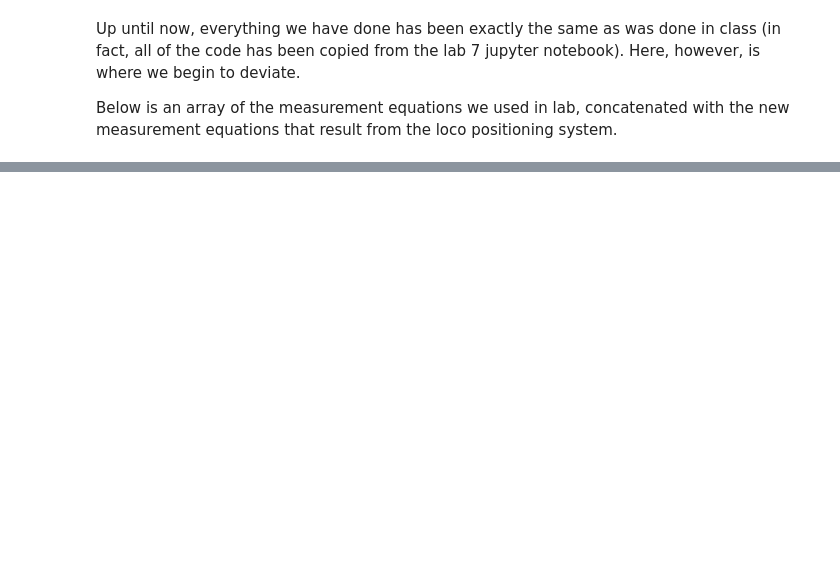
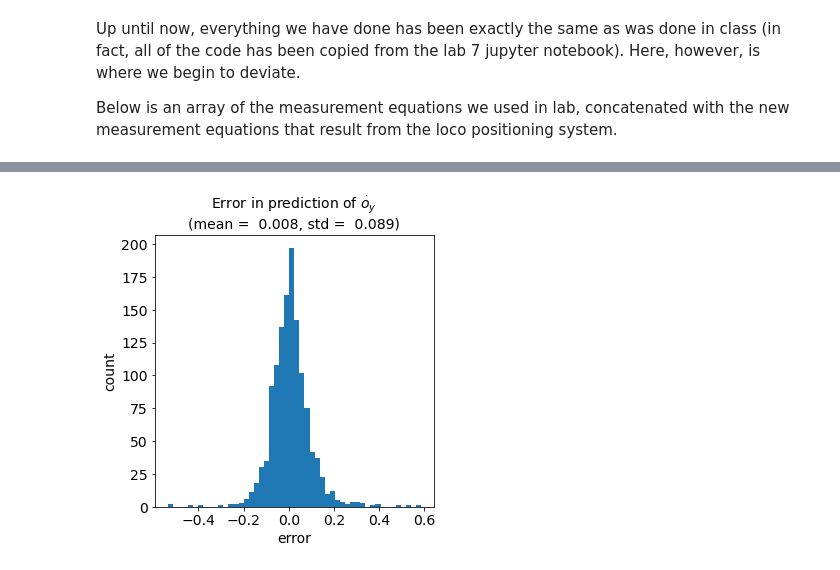
Before and after one commit to dmccann3/AE483_SearchRescue, a Jupyter notebook: analysis.ipynb, the cells around one changed output, grey strips where cells are left out. Cells and saved outputs as stored; diff of their text form; code cells hidden in the pictures; blank space fills up the shorter version.

```diff
--- a/analysis.ipynb
+++ b/analysis.ipynb
@@ -703,0 +676,16 @@ f_z = -0.01530678f * (o_z - o_z_des) -0.03620873f * v_z + 0.41937750f;
+# %%
+#Histogram
+plt.figure(figsize=(5, 5))
+plt.hist(o_y_dot_err, 50)
+plt.xlabel('error', fontsize=14)
+plt.ylabel('count', fontsize=14)
+plt.xticks(fontsize=14)
+plt.yticks(fontsize=14)
+plt.title(
+    'Error in prediction of $\dot{o}_y$\n' +
+    f'(mean = {np.mean(o_y_dot_err):6.3f}, std = {np.std(o_y_dot_err):6.3f})',
+    fontsize=14,
+)
+plt.show()
+# %% [output]
+[figure, added]
```
Also changed, not shown: parts of 220 cells of this notebook, 3 other files.
